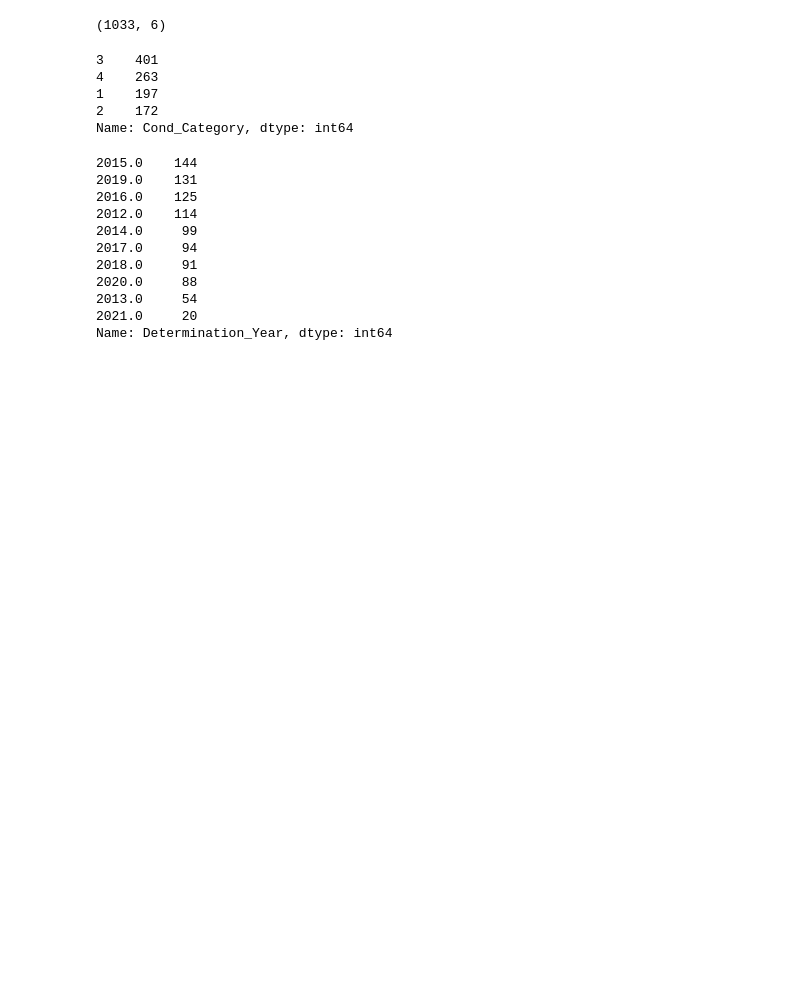
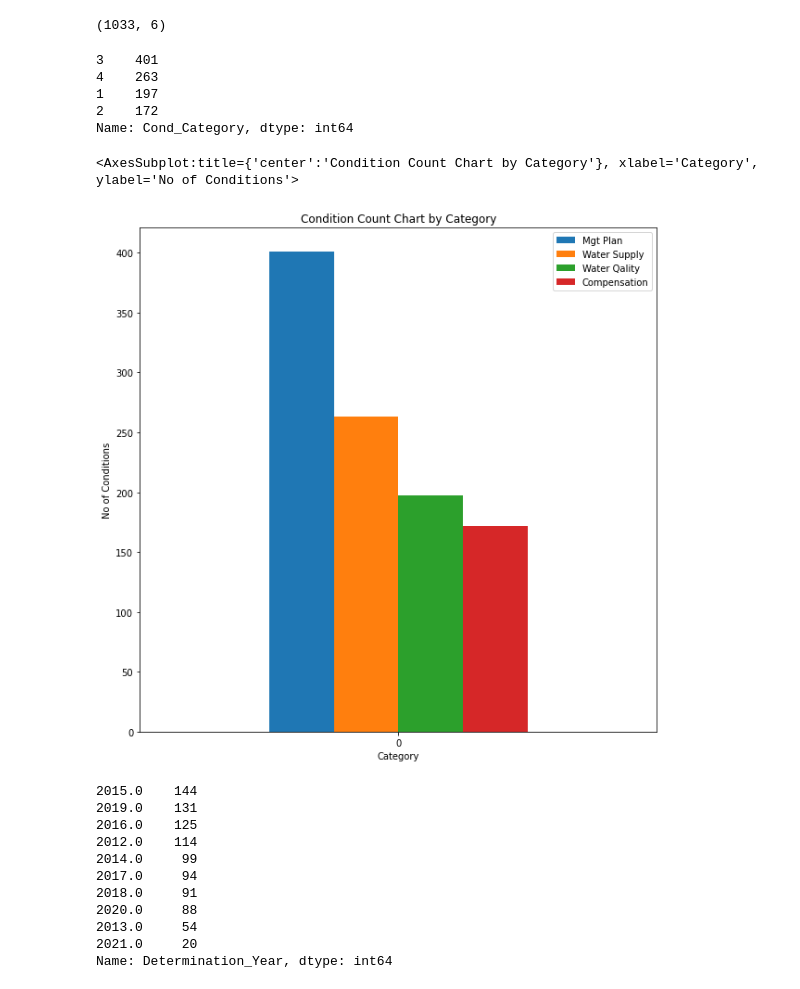
Before and after one commit to wpl123/enforceability_classifier, a Jupyter notebook: model/enforceability_model.ipynb, the cells around one changed output. Drawn from its saved outputs; the diff is of its cells as text; code cells hidden in the pictures; blank space fills up the shorter version.

```diff
--- a/model/enforceability_model.ipynb
+++ b/model/enforceability_model.ipynb
@@ -107,6 +105,17 @@ df.Cond_Category.value_counts()
 1    197
 2    172
 Name: Cond_Category, dtype: int64
+# %%
+fields = [401,263,197,172]
+data = []
+data.append(fields)
+cols = ['Mgt Plan','Water Supply','Water Qality','Compensation']
+df_cat = pd.DataFrame(data=data,columns=cols)
+df_cat.plot.bar(rot=0,title='Condition Count Chart by Category',xlabel='Category',ylabel='No of Conditions',figsize=(10,10))
+#df['Stars'].value_counts().plot.bar(rot=0,title='Condition Star Count Chart',xlabel='Stars',ylabel='No of Conditions',figsize=(10,10))
+# %% [output]
+<AxesSubplot:title={'center':'Condition Count Chart by Category'}, xlabel='Category', ylabel='No of Conditions'>
+[figure, added]
 # %%
 df.Determination_Year.value_counts()
 # %% [output]
```
Also changed, not shown: parts of 22 cells of this notebook, 29 other files.
